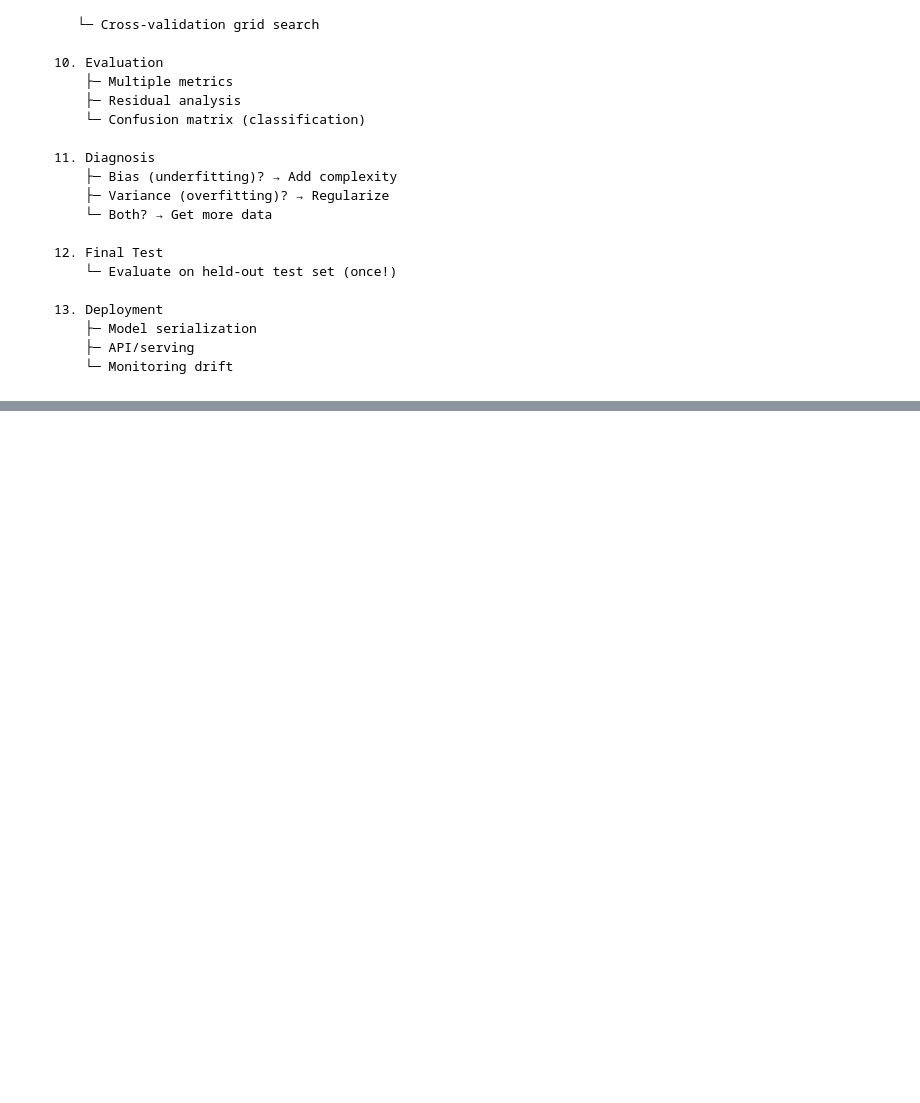
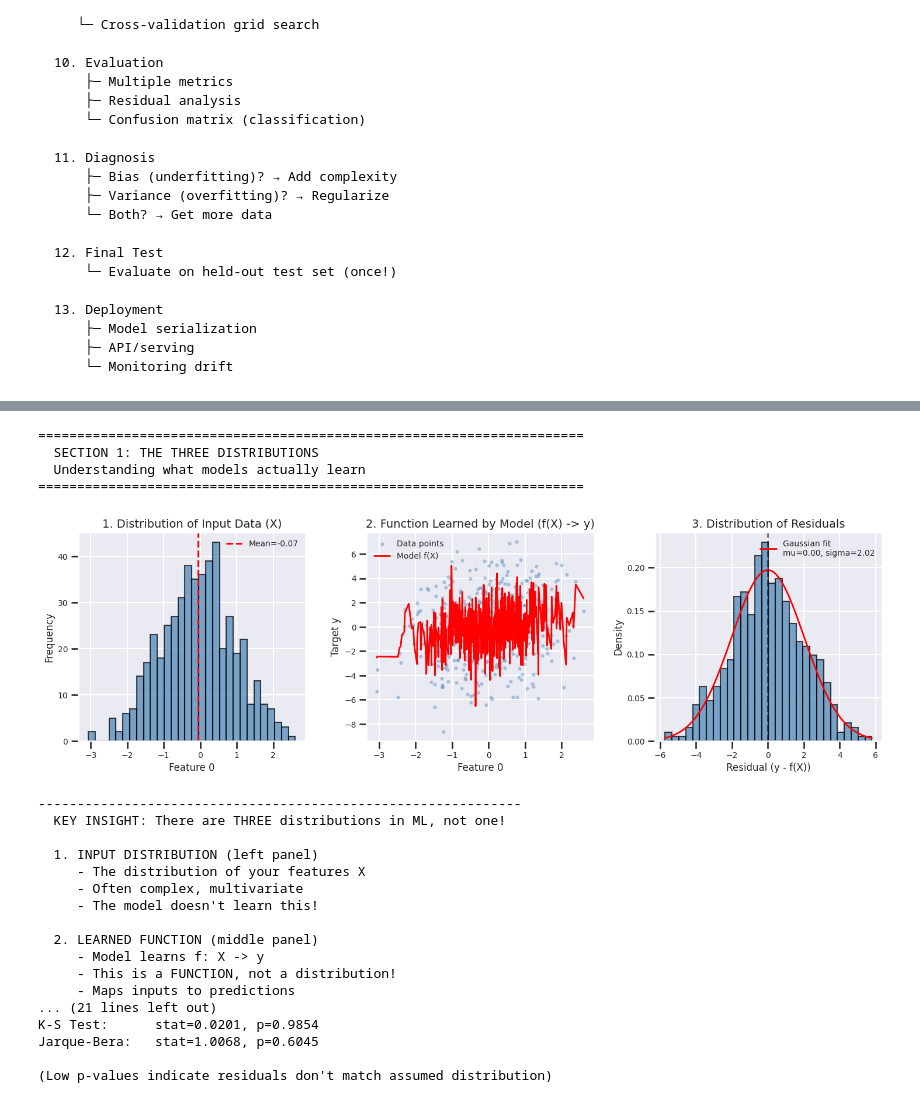
Before and after one commit to bourgeois-radical/back2basics, a Jupyter notebook: src/mle_and_loss.ipynb, the cells around one changed output, grey strips where cells are left out. Cells and saved outputs as stored; diff of their text form; code cells hidden in the pictures; blank space fills up the shorter version.

```diff
--- a/src/mle_and_loss.ipynb
+++ b/src/mle_and_loss.ipynb
@@ -60,0 +79,25 @@
+# %%
+section_1()
+# %% [output]
+======================================================================
+  SECTION 1: THE THREE DISTRIBUTIONS
+  Understanding what models actually learn
+======================================================================
+[figure, added]
+--------------------------------------------------------------
+  KEY INSIGHT: There are THREE distributions in ML, not one!
+
+  1. INPUT DISTRIBUTION (left panel)
+     - The distribution of your features X
+     - Often complex, multivariate
+     - The model doesn't learn this!
+
+  2. LEARNED FUNCTION (middle panel)
+     - Model learns f: X -> y
+     - This is a FUNCTION, not a distribution!
+     - Maps inputs to predictions
+... (21 lines left out)
+K-S Test:      stat=0.0201, p=0.9854
+Jarque-Bera:   stat=1.0068, p=0.6045
+
+(Low p-values indicate residuals don't match assumed distribution)
```
Also changed, not shown: parts of 3 cells of this notebook.
